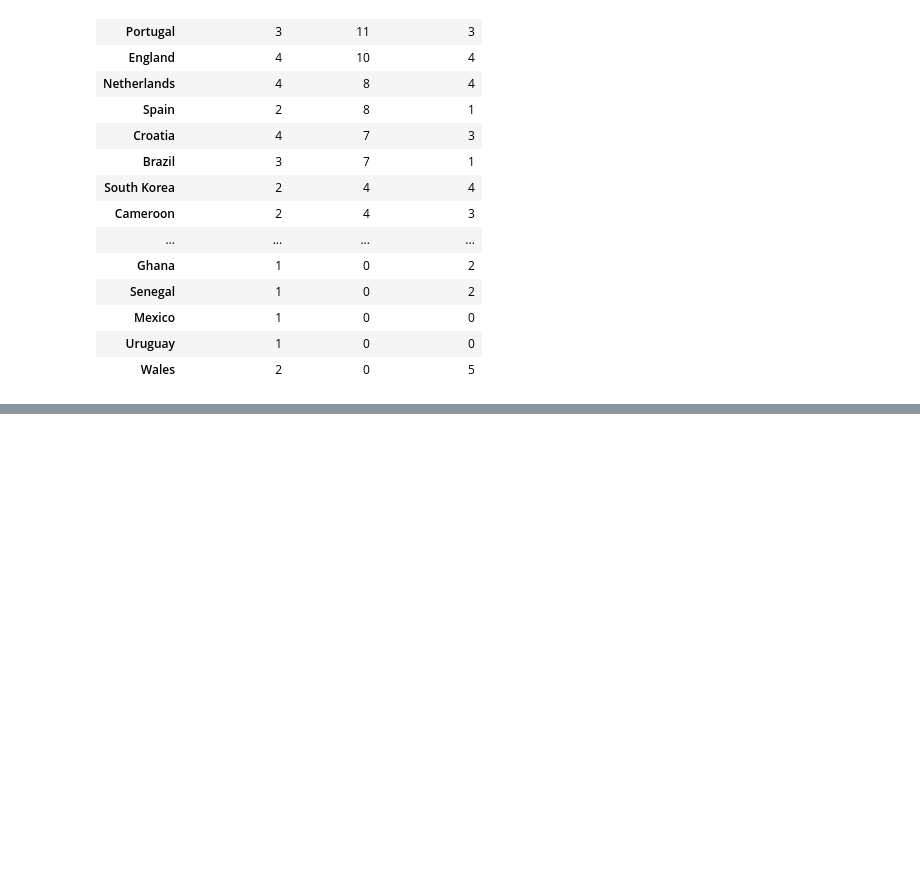
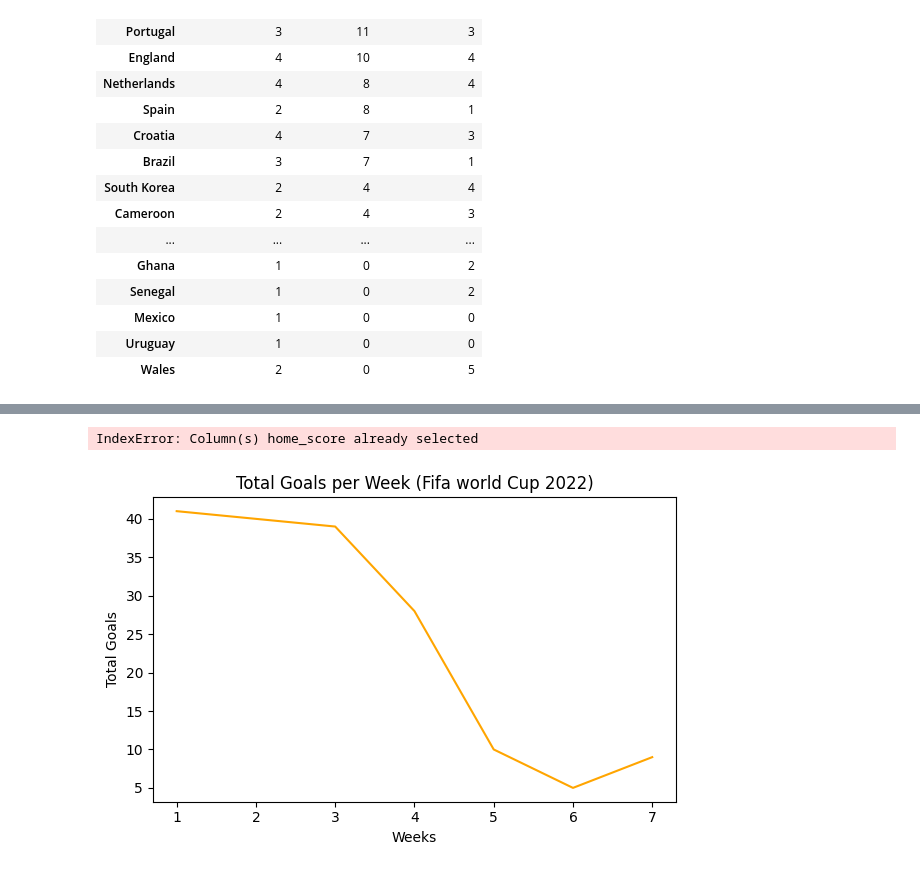
Before and after one commit to Akhilmehra22/analytics-portfolio, a Jupyter notebook: fifa/Fifa-exploration.ipynb, the cells around one changed output, grey strips where cells are left out. Saved outputs shown, nothing was run; the diff lists cells and outputs as text; code cells hidden in the pictures; blank space fills up the shorter version.

```diff
--- a/fifa/Fifa-exploration.ipynb
+++ b/fifa/Fifa-exploration.ipynb
@@ -180,0 +249,16 @@ matches.groupby('home_team').agg(matches_played = ('match_id','count'),goals_sco
+# %%
+matches.groupby('match_week')['home_score']['away_score'].sum()
+# %% [output]
+IndexError: Column(s) home_score already selected
+# %%
+goals = matches.groupby('match_week')['total_goals'].sum()
+# %%
+plt.figure(figsize = (6,4))
+plt.plot(goals.index,goals.values, color = 'orange')
+plt.title("Total Goals per Week (Fifa world Cup 2022)")
+plt.xlabel("Weeks")
+plt.ylabel("Total Goals")
+plt.tight_layout()
+plt.show()
+# %% [output]
+[figure, added]
```
Also changed, not shown: parts of 6 cells of this notebook.
